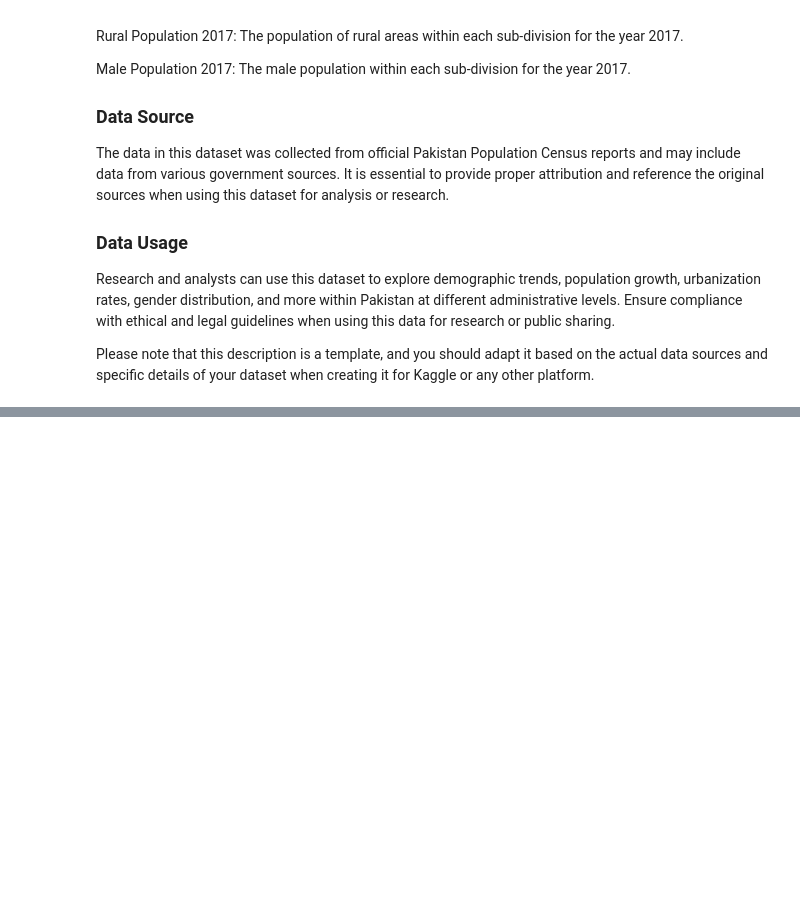
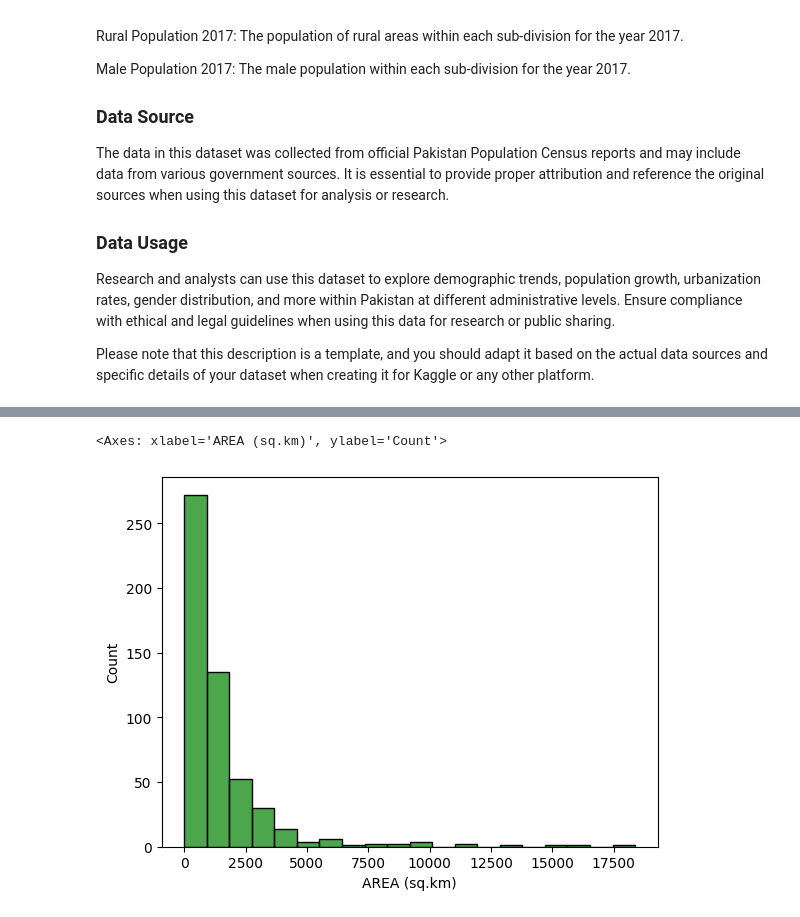
Before and after one commit to ejazurrehman/AI---Data_Science_Course, a Jupyter notebook: pyton_for_data_science/08_pandas_pak_populaiton.ipynb, the cells around one changed output, grey strips where cells are left out. Saved outputs shown, nothing was run; the diff lists cells and outputs as text; code cells hidden in the pictures; blank space fills up the shorter version.

```diff
--- a/pyton_for_data_science/08_pandas_pak_populaiton.ipynb
+++ b/pyton_for_data_science/08_pandas_pak_populaiton.ipynb
@@ -44,0 +56,3 @@ Please note that this description is a template, and you should adapt it based o
+# %%
+# Load the dataset
+df = pd.read_csv("population_of_pakistan.csv")
@@ -44,0 +177,6 @@ Please note that this description is a template, and you should adapt it based o
+# %%
+# prepare the histogram for AREA
+sns.histplot(df['AREA (sq.km)'], bins=20, color='green', alpha=0.7)
+# %% [output]
+<Axes: xlabel='AREA (sq.km)', ylabel='Count'>
+[figure, added]
```
Also changed, not shown: parts of 58 cells of this notebook.
